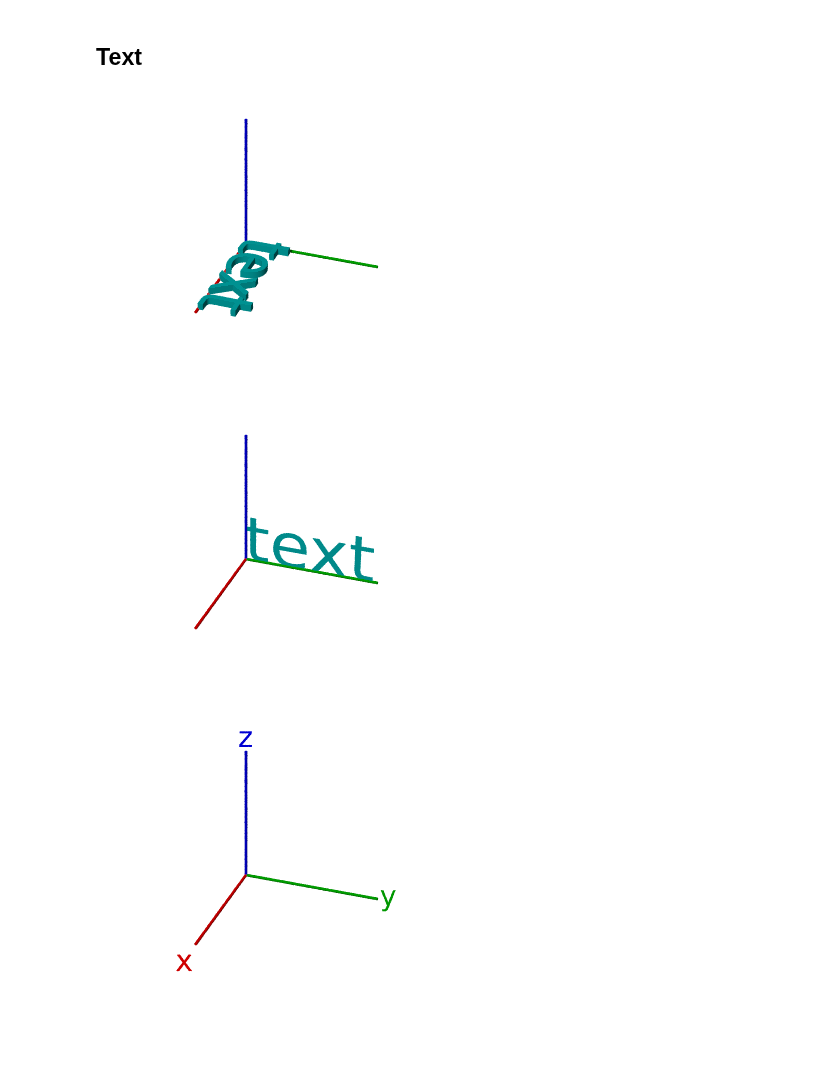
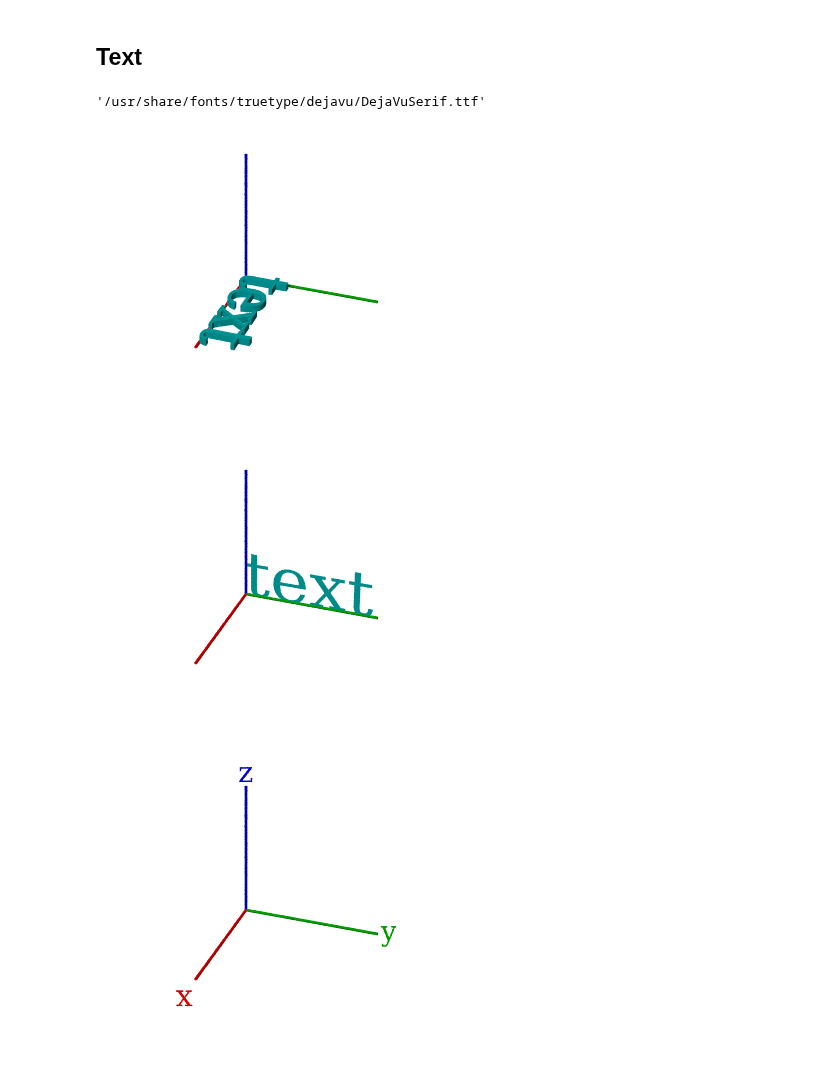
Before and after one commit to daizutabi/fdray, a Jupyter notebook: notebooks/object/primitives.ipynb, the cells around one changed output. Saved outputs shown, nothing was run; the diff lists cells and outputs as text; code cells hidden in the pictures.

Commit message:
Refactor Text class to rename set_font_file method to set_font, and update related tests for consistency in font handling.

```diff
--- a/notebooks/object/primitives.ipynb
+++ b/notebooks/object/primitives.ipynb
@@ -95,16 +95,18 @@ render(
 [figure]
 # %% [markdown]
 ## Text
+# %%
+Text.set_font("DejaVuSerif")
+# %% [output]
+'/usr/share/fonts/truetype/dejavu/DejaVuSerif.ttf'
 # %%
-Text.set_font_file("DejaVuSans")
-
 render(Text("text", 0.1, Color("teal")))
 # %% [output]
-[figure, old version]
+[figure, new version]
 # %%
 render(Text("text", 0, Color("teal")).align())
 # %% [output]
-[figure, old version]
+[figure, new version]
 # %%
 def axis_label(text, color):
     return Text(text, 0, Color(color)).scale(0.4).align(20, 30)
```
Also changed, not shown: parts of 1 cell of this notebook, 2 other files.
